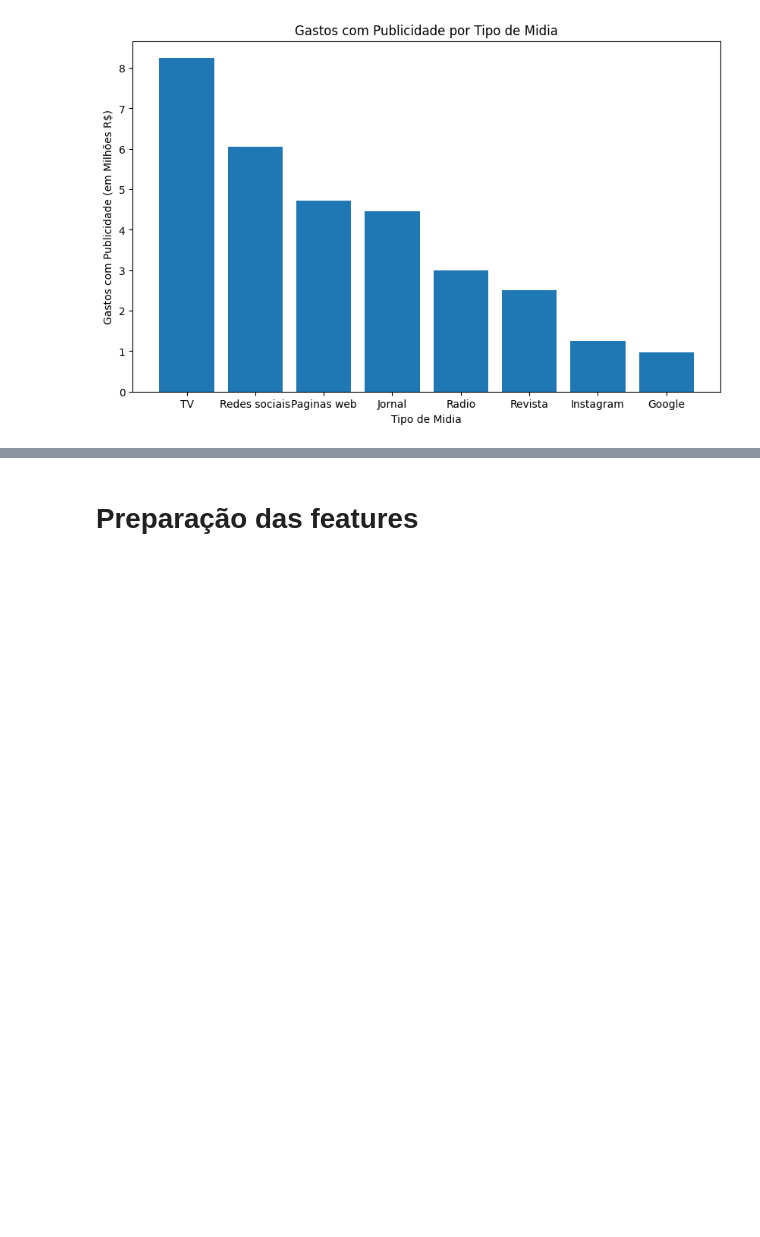
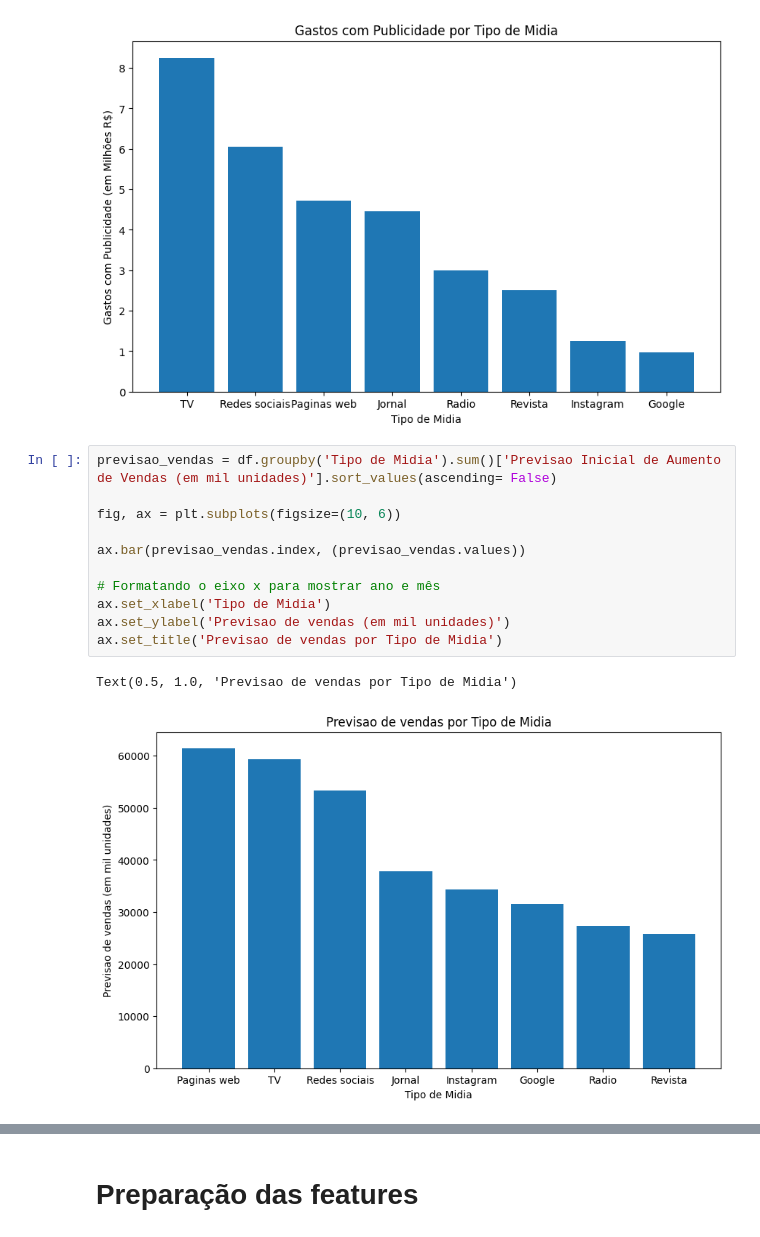
Before and after one commit to LcsFernandes/Trabalho_fiap, a Jupyter notebook: regressao.ipynb, the cells around one changed output, grey strips where cells are left out. Saved outputs shown, nothing was run; the diff lists cells and outputs as text; blank space fills up the shorter version.

```diff
--- a/regressao.ipynb
+++ b/regressao.ipynb
@@ -125,3 +126,17 @@ ax.set_title('Gastos com Publicidade por Tipo de Midia')
 # %% [output]
 Text(0.5, 1.0, 'Gastos com Publicidade por Tipo de Midia')
 [figure]
+# %%
+previsao_vendas = df.groupby('Tipo de Midia').sum()['Previsao Inicial de Aumento de Vendas (em mil unidades)'].sort_values(ascending= False)
+
+fig, ax = plt.subplots(figsize=(10, 6))
+
+ax.bar(previsao_vendas.index, (previsao_vendas.values))
+
+# Formatando o eixo x para mostrar ano e mês
+ax.set_xlabel('Tipo de Midia')
+ax.set_ylabel('Previsao de vendas (em mil unidades)')
+ax.set_title('Previsao de vendas por Tipo de Midia')
+# %% [output]
+Text(0.5, 1.0, 'Previsao de vendas por Tipo de Midia')
+[figure, added]
```
Also changed, not shown: parts of 22 cells of this notebook.
